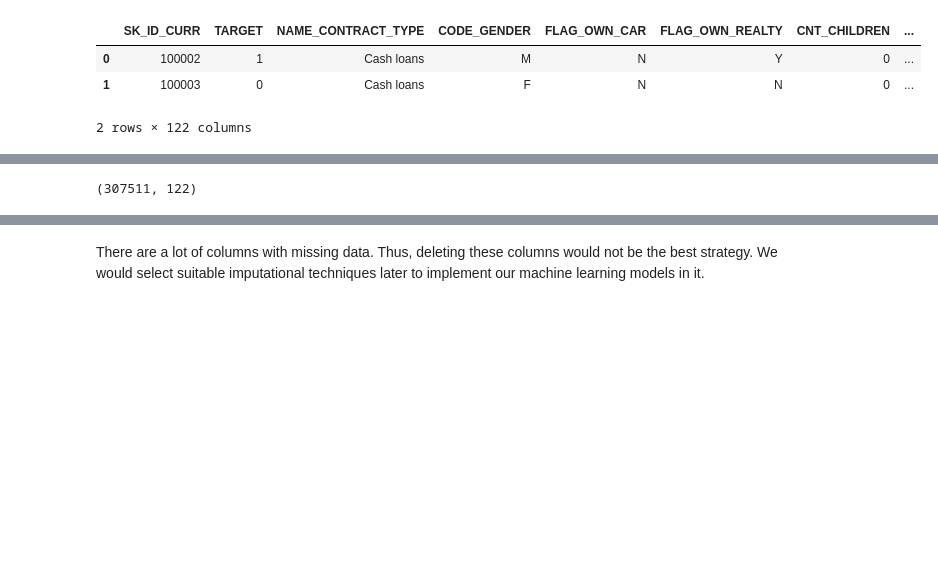
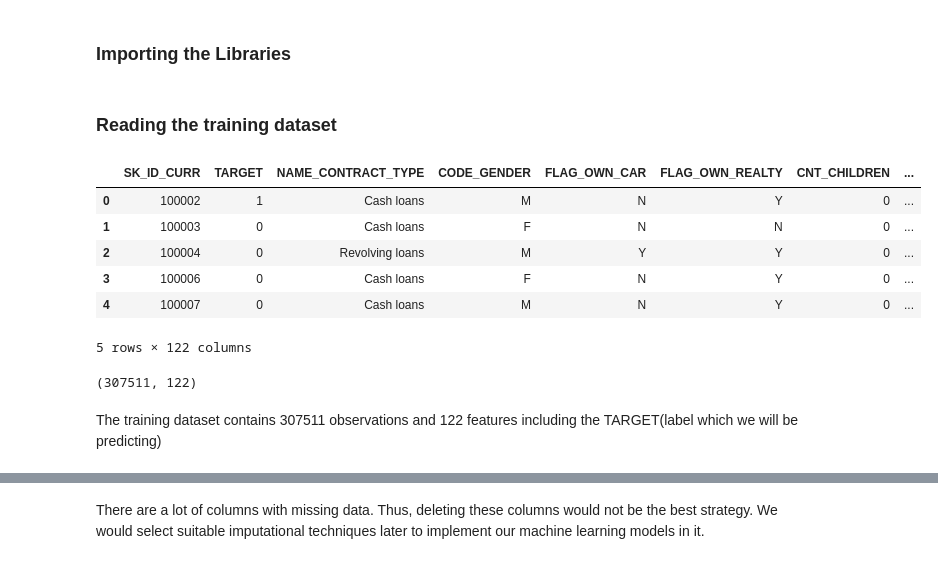
Before and after one commit to infimsr/Kaggle_project, a Jupyter notebook: Credit Risk - Kaggle.ipynb, the cells around one changed output, grey strips where cells are left out. Drawn from its saved outputs; the diff is of its cells as text; code cells hidden in the pictures; blank space fills up the shorter version.

```diff
--- a/Credit Risk - Kaggle.ipynb
+++ b/Credit Risk - Kaggle.ipynb
@@ -1,18 +1,31 @@
+# %% [markdown]
+### Importing the Libraries
 # %%
 import numpy as np
 import pandas as pd
 import matplotlib.pyplot as plt
 import seaborn as sns
 %matplotlib inline
+# %% [markdown]
+### Reading the training dataset
 # %%
 credit_train = pd.read_csv('application_train.csv')
 # %%
-credit_train.head(2)
+credit_train.head()
 # %% [output]
 |  | SK_ID_CURR | TARGET | NAME_CONTRACT_TYPE | CODE_GENDER | FLAG_OWN_CAR | FLAG_OWN_REALTY | CNT_CHILDREN | ... |
 | 0 | 100002 | 1 | Cash loans | M | N | Y | 0 | ... |
 | 1 | 100003 | 0 | Cash loans | F | N | N | 0 | ... |
+| 2 | 100004 | 0 | Revolving loans | M | Y | Y | 0 | ... |
+| 3 | 100006 | 0 | Cash loans | F | N | Y | 0 | ... |
+| 4 | 100007 | 0 | Cash loans | M | N | Y | 0 | ... |
-2 rows × 122 columns
+5 rows × 122 columns
+# %%
+credit_train.shape
+# %% [output]
+(307511, 122)
+# %% [markdown]
+The training dataset contains 307511 observations and 122 features including the TARGET(label which we will be predicting)
 # %%
 credit_train.describe()
 # %% [output]
@@ -26,7 +39,3 @@ credit_train.describe()
 | 75% | 367142.500000 | 0.000000 | 1.000000 | 2.025000e+05 | 8.086500e+05 | 34596.000000 | 6.795000e+05 | ... |
 | max | 456255.000000 | 1.000000 | 19.000000 | 1.170000e+08 | 4.050000e+06 | 258025.500000 | 4.050000e+06 | ... |
 8 rows × 106 columns
-# %%
-credit_train.shape
-# %% [output]
-(307511, 122)
```
Also changed, not shown: parts of 88 cells of this notebook.
